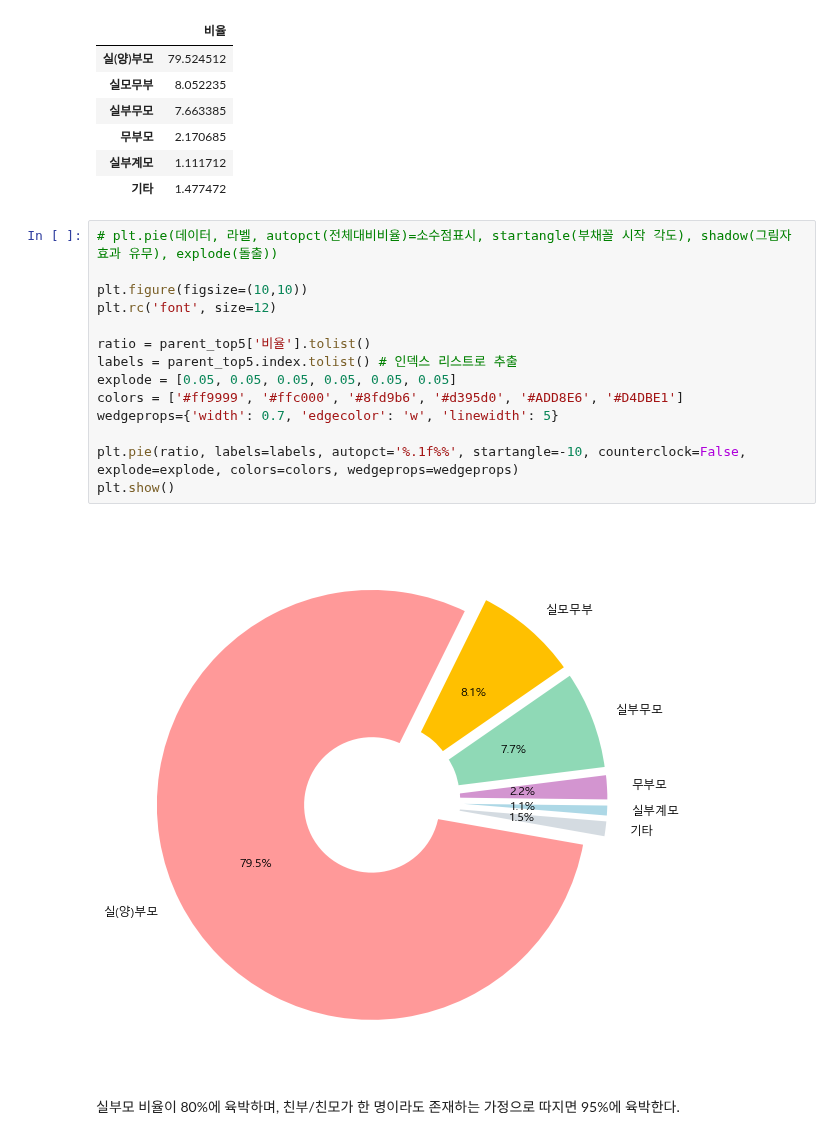
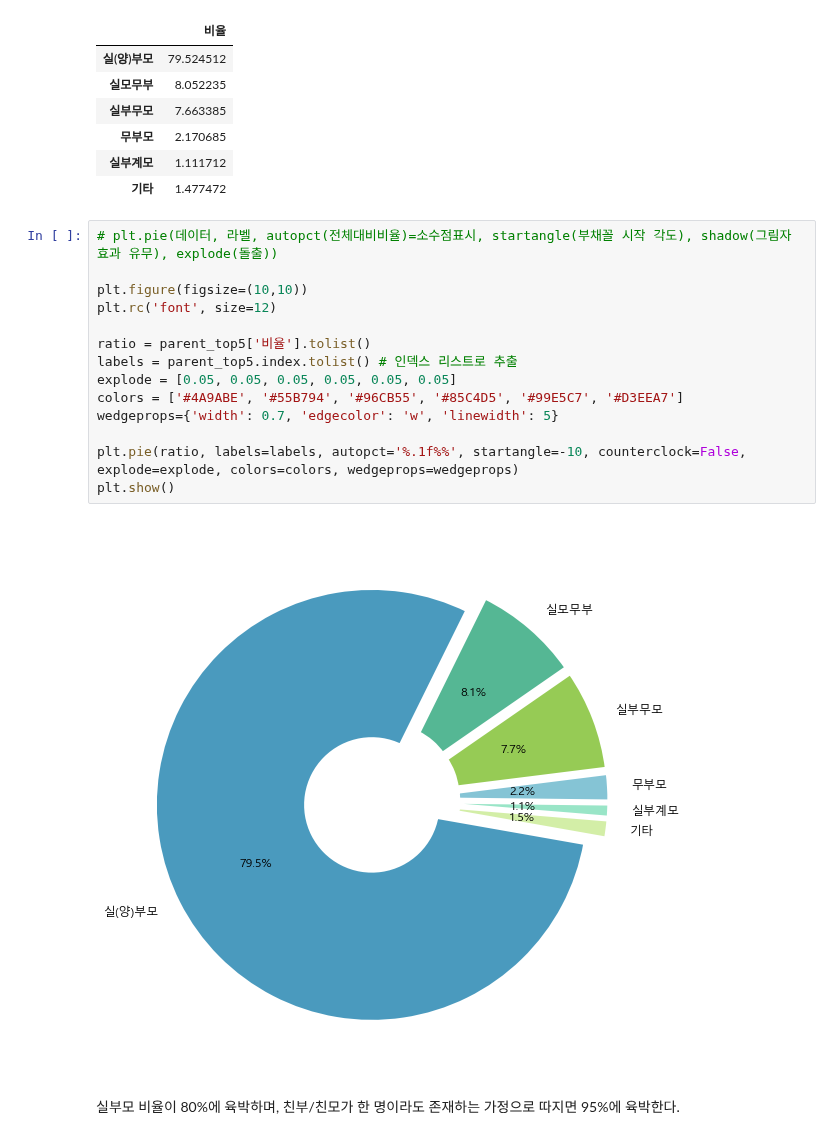
Before and after one commit to hkim11656/crime_analysis, a Jupyter notebook: 03_범죄유형별 소년범죄자 부모관계_김현화.ipynb, the cells around one changed output. Cells and saved outputs as stored; diff of their text form.

```diff
--- a/03_범죄유형별 소년범죄자 부모관계_김현화.ipynb
+++ b/03_범죄유형별 소년범죄자 부모관계_김현화.ipynb
@@ -367,18 +367,18 @@ parent_top5
 # %%
 # plt.pie(데이터, 라벨, autopct(전체대비비율)=소수점표시, startangle(부채꼴 시작 각도), shadow(그림자 효과 유무), explode(돌출))
 
 plt.figure(figsize=(10,10))
 plt.rc('font', size=12)
 
 ratio = parent_top5['비율'].tolist()
 labels = parent_top5.index.tolist() # 인덱스 리스트로 추출
 explode = [0.05, 0.05, 0.05, 0.05, 0.05, 0.05]
-colors = ['#ff9999', '#ffc000', '#8fd9b6', '#d395d0', '#ADD8E6', '#D4DBE1']
+colors = ['#4A9ABE', '#55B794', '#96CB55', '#85C4D5', '#99E5C7', '#D3EEA7']
 wedgeprops={'width': 0.7, 'edgecolor': 'w', 'linewidth': 5}
 
 plt.pie(ratio, labels=labels, autopct='%.1f%%', startangle=-10, counterclock=False, explode=explode, colors=colors, wedgeprops=wedgeprops)
 plt.show()
 # %% [output]
-[figure, old version]
+[figure, new version]
 # %% [markdown]
 실부모 비율이 80%에 육박하며, 친부/친모가 한 명이라도 존재하는 가정으로 따지면 95%에 육박한다.
```
Also changed, not shown: 1 other file.
